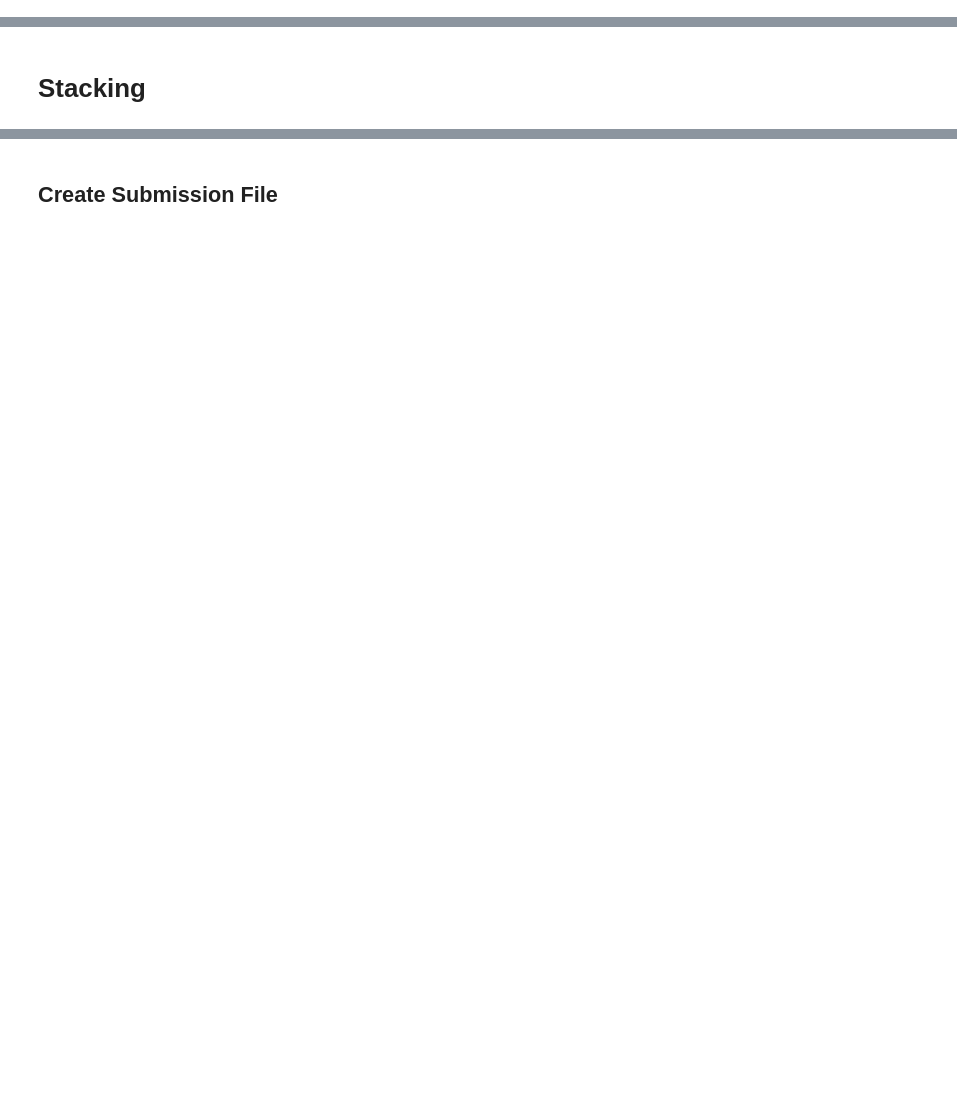
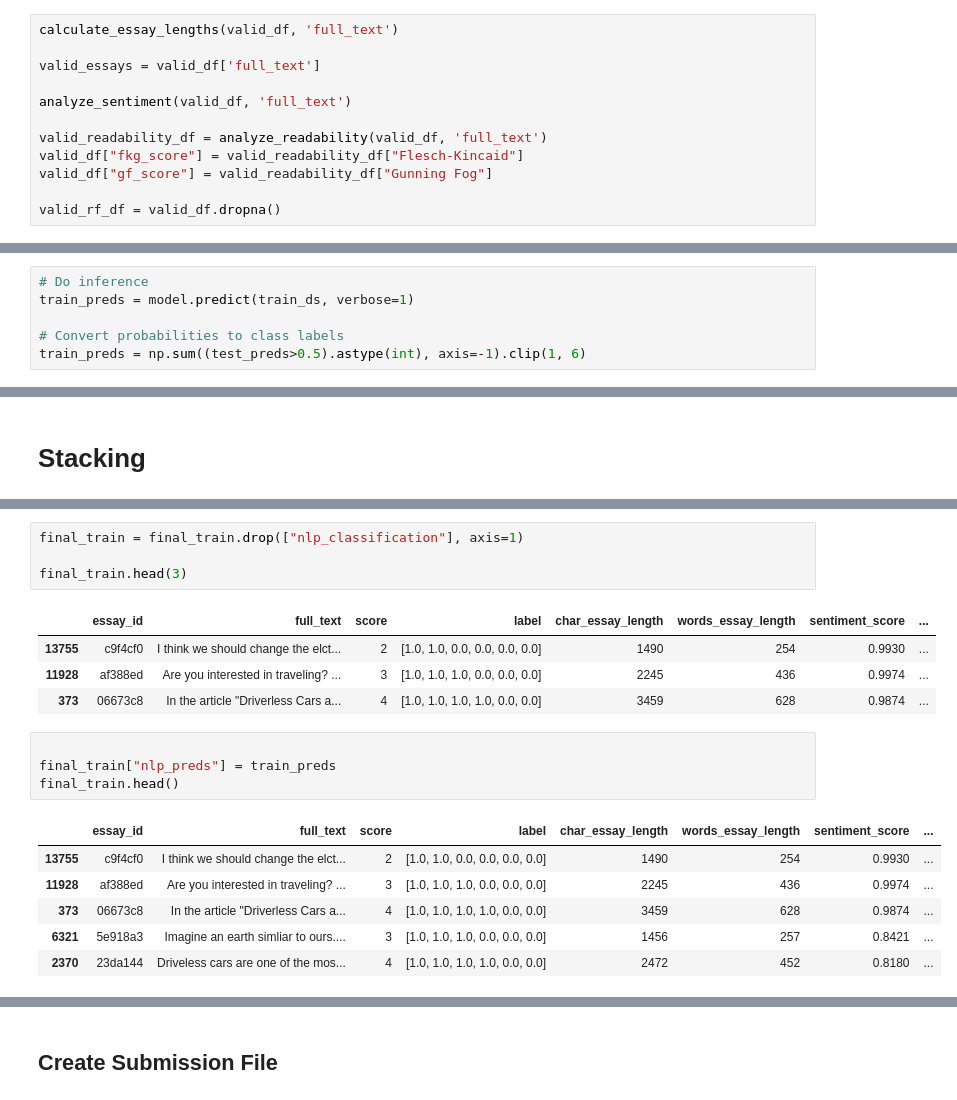
Before and after one commit to ramcav/AES-2.0-Essay-Score-Competition, a Jupyter notebook: aes-2-0-kerasnlp-starter.ipynb, the cells around one changed output, grey strips where cells are left out. Saved outputs shown, nothing was run; the diff lists cells and outputs as text; blank space fills up the shorter version.

```diff
--- a/aes-2-0-kerasnlp-starter.ipynb
+++ b/aes-2-0-kerasnlp-starter.ipynb
@@ -591,0 +534,12 @@ Neutral essays: 0
+# %%
+calculate_essay_lengths(valid_df, 'full_text')
+
+valid_essays = valid_df['full_text']
+
+analyze_sentiment(valid_df, 'full_text')
+
+valid_readability_df = analyze_readability(valid_df, 'full_text')
+valid_df["fkg_score"] = valid_readability_df["Flesch-Kincaid"]
+valid_df["gf_score"] = valid_readability_df["Gunning Fog"]
+
+valid_rf_df = valid_df.dropna()
@@ -996,0 +943,6 @@ test_preds = np.sum((test_preds>0.5).astype(int), axis=-1).clip(1, 6)
+# %%
+# Do inference
+train_preds = model.predict(train_ds, verbose=1)
+
+# Convert probabilities to class labels
+train_preds = np.sum((test_preds>0.5).astype(int), axis=-1).clip(1, 6)
@@ -1001,0 +962,20 @@ train_df["rf_preds"] = predictions
+# %%
+final_train = final_train.drop(["nlp_classification"], axis=1)
+
+final_train.head(3)
+# %% [output]
+|  | essay_id | full_text | score | label | char_essay_length | words_essay_length | sentiment_score | ... |
+| 13755 | c9f4cf0 | I think we should change the elct... | 2 | [1.0, 1.0, 0.0, 0.0, 0.0, 0.0] | 1490 | 254 | 0.9930 | ... |
+| 11928 | af388ed | Are you interested in traveling? ... | 3 | [1.0, 1.0, 1.0, 0.0, 0.0, 0.0] | 2245 | 436 | 0.9974 | ... |
+| 373 | 06673c8 | In the article "Driverless Cars a... | 4 | [1.0, 1.0, 1.0, 1.0, 0.0, 0.0] | 3459 | 628 | 0.9874 | ... |
+# %%
+
+final_train["nlp_preds"] = train_preds
+final_train.head()
+# %% [output]
+|  | essay_id | full_text | score | label | char_essay_length | words_essay_length | sentiment_score | ... |
+| 13755 | c9f4cf0 | I think we should change the elct... | 2 | [1.0, 1.0, 0.0, 0.0, 0.0, 0.0] | 1490 | 254 | 0.9930 | ... |
+| 11928 | af388ed | Are you interested in traveling? ... | 3 | [1.0, 1.0, 1.0, 0.0, 0.0, 0.0] | 2245 | 436 | 0.9974 | ... |
+| 373 | 06673c8 | In the article "Driverless Cars a... | 4 | [1.0, 1.0, 1.0, 1.0, 0.0, 0.0] | 3459 | 628 | 0.9874 | ... |
+| 6321 | 5e918a3 | Imagine an earth simliar to ours.... | 3 | [1.0, 1.0, 1.0, 0.0, 0.0, 0.0] | 1456 | 257 | 0.8421 | ... |
+| 2370 | 23da144 | Driveless cars are one of the mos... | 4 | [1.0, 1.0, 1.0, 1.0, 0.0, 0.0] | 2472 | 452 | 0.8180 | ... |
```
Also changed, not shown: parts of 32 cells of this notebook.
